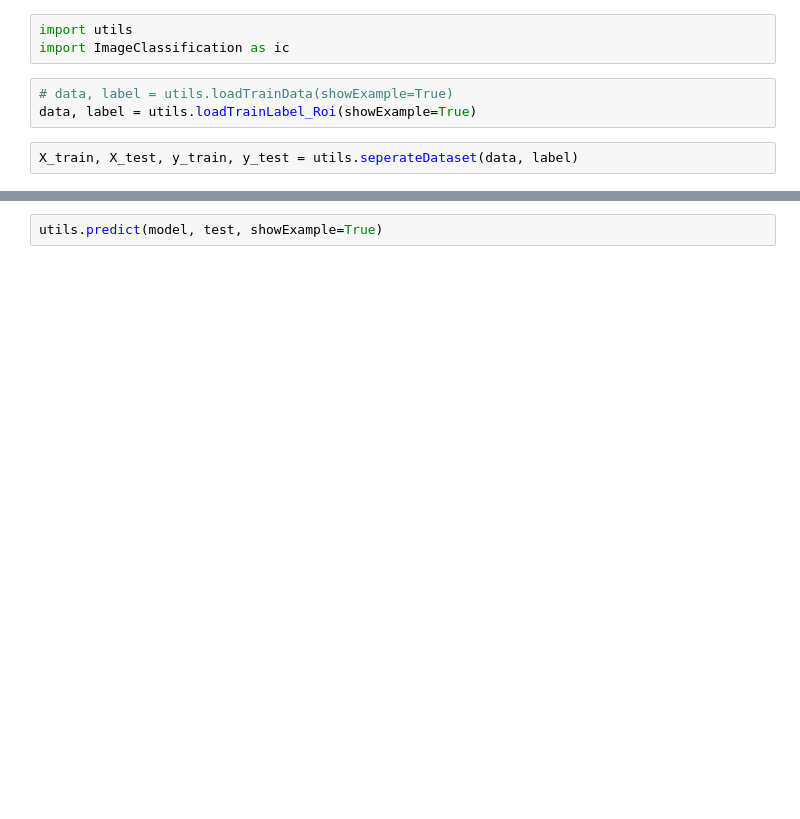
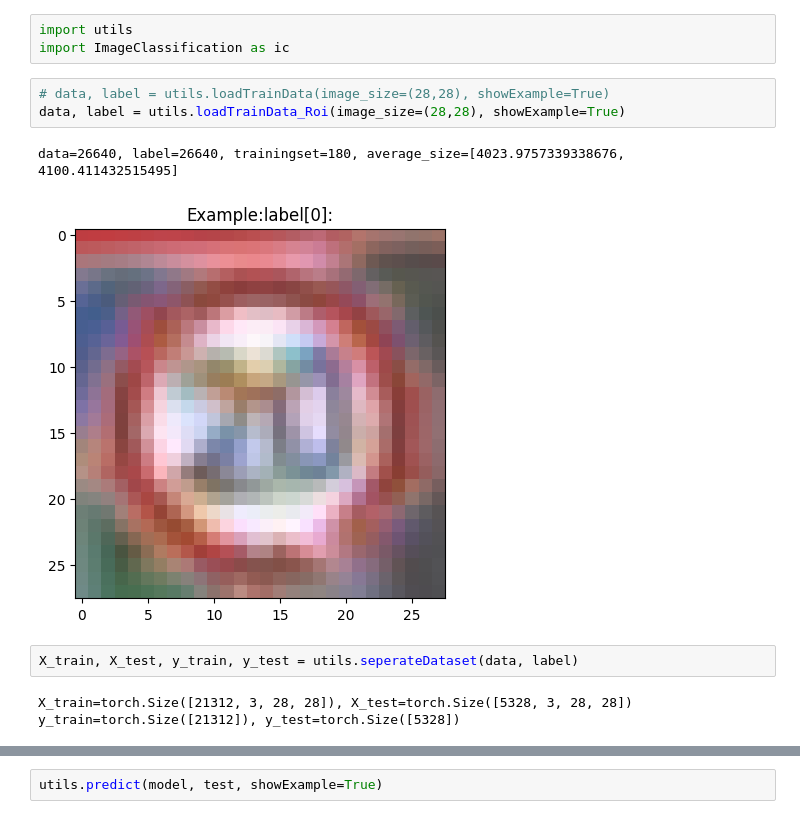
Before and after one commit to YutoriNatsu/Deep_Learning_Exercise, a Jupyter notebook: Lab01-CNN-GTSRB/main.ipynb, the cells around one changed output, grey strips where cells are left out. Saved outputs shown, nothing was run; the diff lists cells and outputs as text; blank space fills up the shorter version.

```diff
--- a/Lab01-CNN-GTSRB/main.ipynb
+++ b/Lab01-CNN-GTSRB/main.ipynb
@@ -2,9 +2,15 @@
 import utils
 import ImageClassification as ic
 # %%
-# data, label = utils.loadTrainData(showExample=True)
-data, label = utils.loadTrainLabel_Roi(showExample=True)
+# data, label = utils.loadTrainData(image_size=(28,28), showExample=True)
+data, label = utils.loadTrainData_Roi(image_size=(28,28), showExample=True)
+# %% [output]
+data=26640, label=26640, trainingset=180, average_size=[4023.9757339338676, 4100.411432515495]
+[figure, added]
 # %%
 X_train, X_test, y_train, y_test = utils.seperateDataset(data, label)
+# %% [output]
+X_train=torch.Size([21312, 3, 28, 28]), X_test=torch.Size([5328, 3, 28, 28])
+y_train=torch.Size([21312]), y_test=torch.Size([5328])
 # %%
 from torch import nn,optim
```
Also changed, not shown: parts of 3 cells of this notebook, 3 other files.
